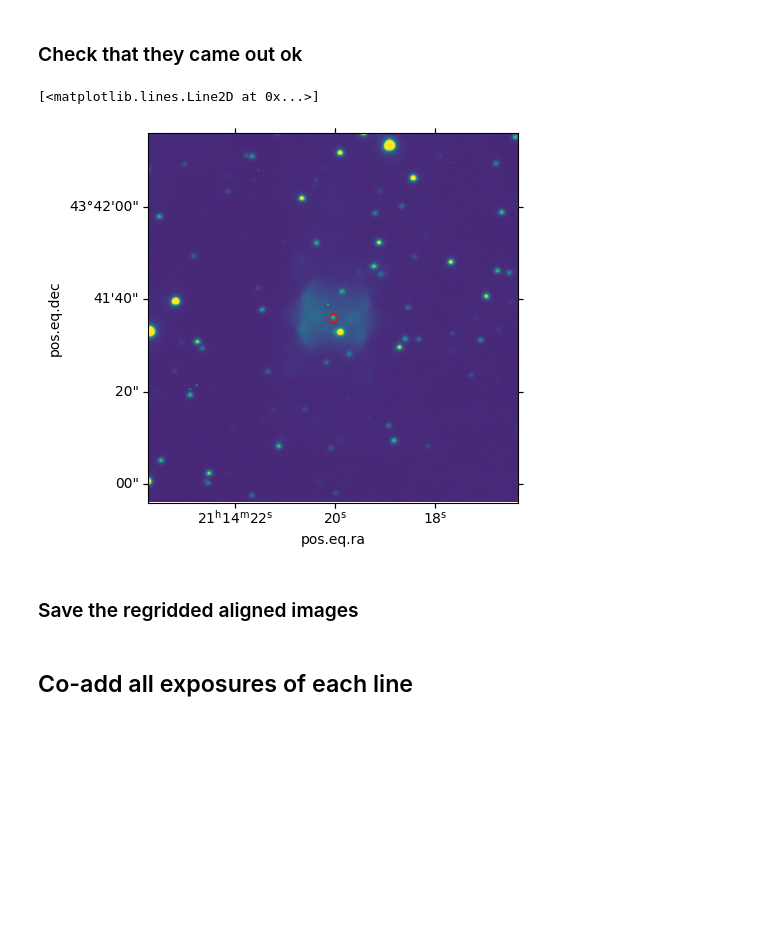
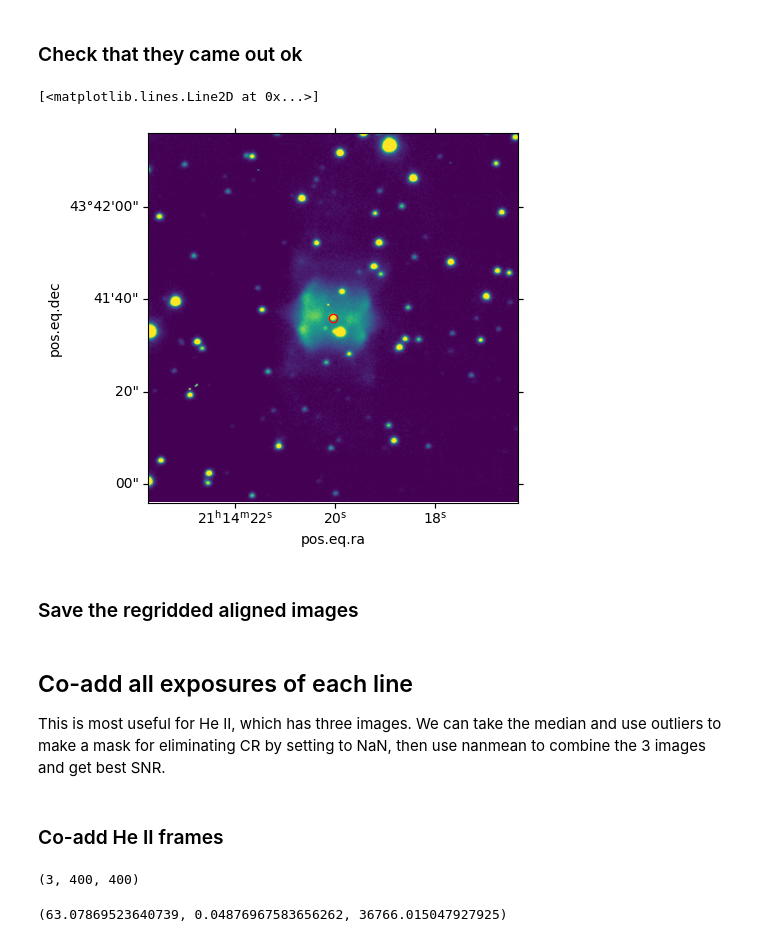
Before and after one commit to will-henney/teresa-pn-ou5, a Jupyter notebook: notebooks/04-05-nordic-images.ipynb, the cells around one changed output. Drawn from its saved outputs; the diff is of its cells as text; code cells hidden in the pictures; blank space fills up the shorter version.

Commit message:
Finish the color image and do initial profile cuts

```diff
--- a/notebooks/04-05-nordic-images.ipynb
+++ b/notebooks/04-05-nordic-images.ipynb
@@ -200,10 +204,19 @@ Fixup all the alignments, writing back into the HDU headers. And subtract bias w
 # %%
+bgcentiles = {
+    "ha": 75,
+    "oiii": 75,
+    "heii": 85,
+}
+
 for _line in "ha", "oiii", "heii":
     for _hdu, _name in zip(hdus[_line], emline_frame_names[_line]):
         w = WCS(_hdu.header)
         w.wcs.crpix = crpix_CSPN[_name]
         w.wcs.crval = c0.ra.deg, c0.dec.deg
+        if _line == "heii":
+            w.wcs.cd *= 1.02
         _hdu.header.update(w.to_header())
         _hdu.data = _hdu.data.astype("float")
-        bias = np.median(_hdu.data[:100, :100])
-        _hdu.data -= bias
+        bg = np.percentile(_hdu.data, bgcentiles[_line])
+        _hdu.data -= bg
+        print(_line, bg)
@@ -239,12 +262,12 @@ new_hdus
 # %%
 hdu = new_hdus["ha"][0]
 w = WCS(hdu.header)
 fig, ax = plt.subplots(subplot_kw=dict(projection=w))
-ax.imshow(hdu.data, origin="lower", vmin=0, vmax=10000)
+ax.imshow(hdu.data, origin="lower", vmin=0, vmax=3000)
 ax.plot_coord(c0, "o", color="r", fillstyle="none")
 # %% [output]
 [<matplotlib.lines.Line2D at 0x...>]
-[figure, old version]
+[figure, new version]
 # %% [markdown]
 ### Save the regridded aligned images
 # %%
@@ -256,3 +279,21 @@ for _line in "ha", "oiii", "heii":
         )
 # %% [markdown]
 ## Co-add all exposures of each line
+
+This is most useful for He II, which has three images. We can take the median and use outliers to make a mask for eliminating CR by setting to NaN, then use nanmean to combine the 3 images and get best SNR.
+# %% [markdown]
+### Co-add He II frames
+# %%
+heii_stack = np.stack(
+    [_hdu.data for _hdu in new_hdus["heii"]]
+)
+heii_stack.shape
+# %% [output]
+(3, 400, 400)
+# %%
+heii_median = np.median(heii_stack, axis=0, keepdims=True)
+heii_std = np.std(heii_stack, axis=0, keepdims=True)
+heii_std_med = np.median(heii_std)
+heii_std_med, np.min(heii_std), np.max(heii_std)
+# %% [output]
+(63.07869523640739, 0.04876967583656262, 36766.015047927925)
```
Also changed, not shown: parts of 59 cells of this notebook, 14 other files.
